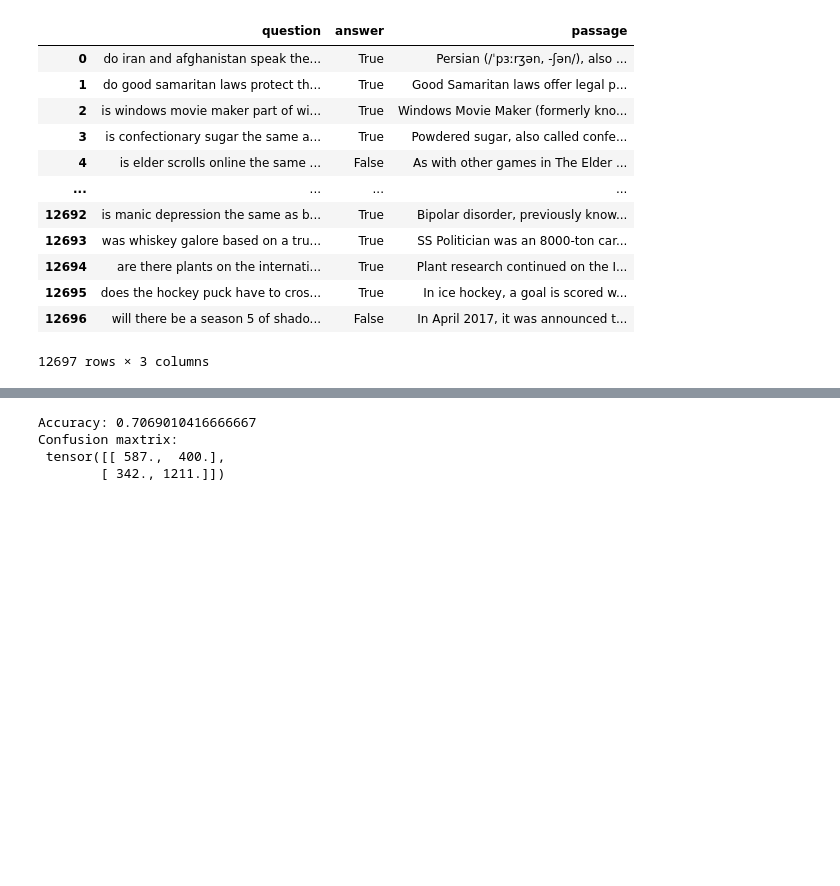
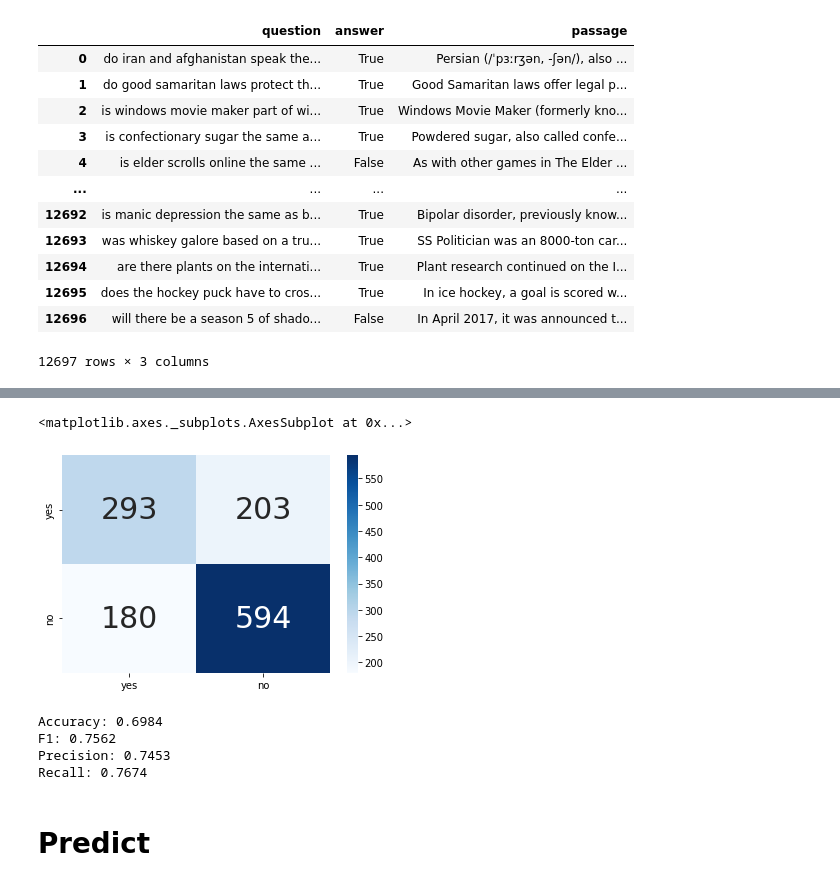
Before and after one commit to DaiVo20/Question-answering-in-BoolQ, a Jupyter notebook: Bert.ipynb, the cells around one changed output, grey strips where cells are left out. Saved outputs shown, nothing was run; the diff lists cells and outputs as text; code cells hidden in the pictures; blank space fills up the shorter version.

Commit message:
update training bert-base-uncased

```diff
--- a/Bert.ipynb
+++ b/Bert.ipynb
@@ -88,7 +65,5 @@ data
 | 12696 | will there be a season 5 of shado... | False | In April 2017, it was announced t... |
 12697 rows × 3 columns
 # %%
-from sklearn.model_selection import train_test_split
-
 train_data, test_data = train_test_split(data, test_size=0.2, random_state=42)
-train_data, dev_data = train_test_split(train_data, test_size=0.1, random_state=42)
+dev_data, test_data = train_test_split(test_data, test_size=0.5, random_state=42)
@@ -182,8 +148,5 @@ torch.cuda.empty_cache()
 # %%
-from tqdm import tqdm
-import time
-
-epochs = 5
+epochs = 10
 grad_acc_steps = 1
 train_loss_values = []
 dev_acc_values = []
@@ -265,11 +236,16 @@ model = torch.load('/content/drive/MyDrive/bert-base/berta-base-uncased.pt')
+# %%
+model = torch.load(path_model)
 # %%
 # Evaluation on test set
-test_accuracy = 0
+# test_accuracy = 0
 num_classes = 2
 model.eval()
 
+y_true = []
+y_pred = []
+
 with torch.no_grad():
-    confusion_matrix = torch.zeros(num_classes, num_classes)
+    # confusion_matrix = torch.zeros(num_classes, num_classes)
     for batch in test_dataloader:
 
         input_ids = batch[0].to(DEVICE)
@@ -283,17 +259,40 @@ with torch.no_grad():
 
         predictions = np.argmax(logits, axis=1).flatten()
         labels = labels.numpy().flatten()
+        y_true = np.concatenate((y_true, labels))
+        y_pred = np.concatenate((y_pred, predictions))
 
-        test_accuracy += np.sum(predictions == labels) / len(labels)
+        # test_accuracy += np.sum(predictions == labels) / len(labels)
 
-        for t, p in zip(labels, predictions):
-            confusion_matrix[t, p] += 1
+        # for t, p in zip(labels, predictions):
+        #     confusion_matrix[t, p] += 1
 
-    test_accuracy = test_accuracy / len(test_dataloader)
-    print('Accuracy:', test_accuracy)
-    print('Confusion maxtrix:\n', confusion_matrix)
+    # test_accuracy = test_accuracy / len(test_dataloader)
+    # print('Accuracy:', test_accuracy)
+    # print('Confusion maxtrix:\n', confusion_matrix)
-# %% [output]
-Accuracy: 0.7069010416666667
-Confusion maxtrix:
- tensor([[ 587.,  400.],
-        [ 342., 1211.]])
+# %%
+labels = ['yes', 'no']
+cm = confusion_matrix(y_true, y_pred)
+df_cm = pd.DataFrame(cm, index=labels, columns=labels)
+plt.clf()
+sns.heatmap(df_cm, annot=True, cmap="Blues", fmt='g', cbar=True, annot_kws={"size": 30})
+# %% [output]
+<matplotlib.axes._subplots.AxesSubplot at 0x...>
+[figure, added]
+# %%
+acc = accuracy_score(y_true, y_pred)
+f1 = f1_score(y_true, y_pred)
+precision = precision_score(y_true, y_pred)
+recall = recall_score(y_true, y_pred)
+
+print("Accuracy: {:.4f}".format(acc))
+print("F1: {:.4f}".format(f1))
+print("Precision: {:.4f}".format(precision))
+print("Recall: {:.4f}".format(recall))
+# %% [output]
+Accuracy: 0.6984
+F1: 0.7562
+Precision: 0.7453
+Recall: 0.7674
+# %% [markdown]
+# **Predict**
```
Also changed, not shown: parts of 24 cells of this notebook.
